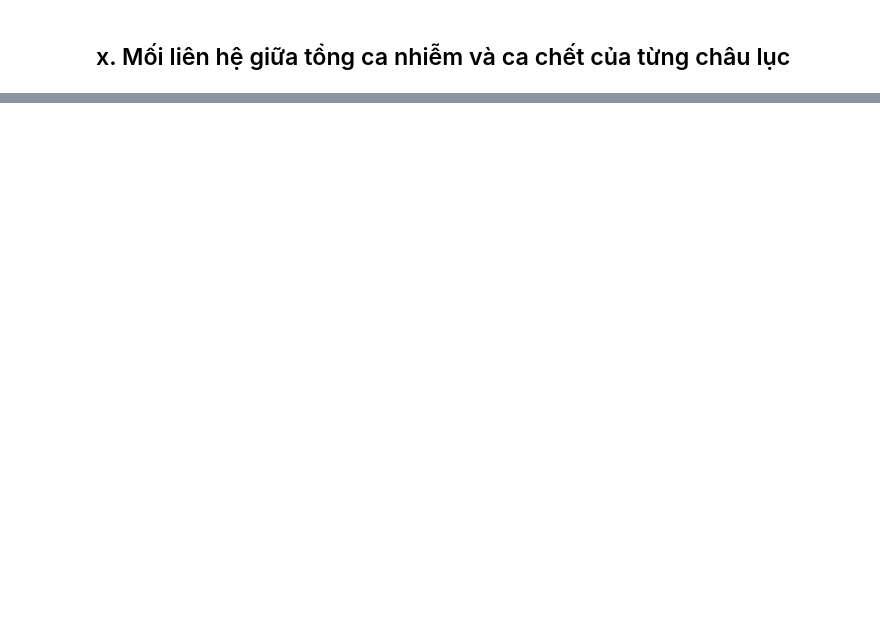
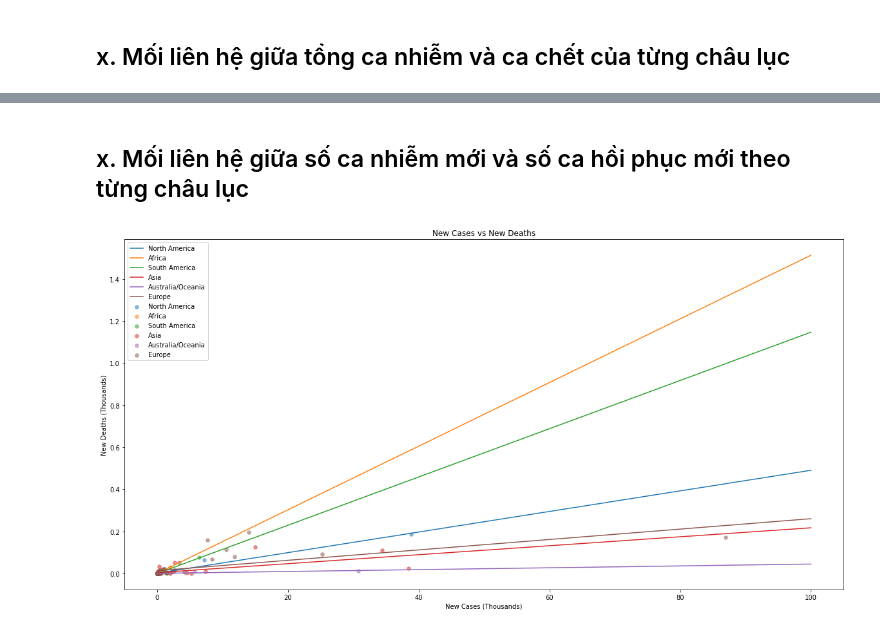
Before and after one commit to vt-khang/Lab01_DataRelationship, a Jupyter notebook: Visualization_Khai.ipynb, the cells around one changed output, grey strips where cells are left out. Saved outputs shown, nothing was run; the diff lists cells and outputs as text; code cells hidden in the pictures; blank space fills up the shorter version.

```diff
--- a/Visualization_Khai.ipynb
+++ b/Visualization_Khai.ipynb
@@ -139,0 +140,37 @@ plt.show()
+# %% [markdown]
+## x. Mối liên hệ giữa số ca nhiễm mới và số ca hồi phục mới theo từng châu lục
+# %%
+# Chuẩn bị dữ liệu
+NewCases_NewDeaths_Continent = df[["NewCases", "NewDeaths"]]/1000
+NewCases_NewDeaths_Continent["Continent"] = df["Continent"]
+Continents = set(NewCases_NewDeaths_Continent["Continent"])
+Continents.pop() # delete nan
+
+
+fig = plt.figure(figsize =(20,10))
+for i in Continents:
+    new_NewCases_NewDeaths_Continent = NewCases_NewDeaths_Continent[NewCases_NewDeaths_Continent["Continent"] == i]
+
+    plt.scatter(new_NewCases_NewDeaths_Continent["NewCases"], new_NewCases_NewDeaths_Continent["NewDeaths"], label = i, alpha=0.5, s = 30)
+
+    # Linear Regression
+    X = np.array([new_NewCases_NewDeaths_Continent["NewCases"]]).T
+    y = np.array([new_NewCases_NewDeaths_Continent["NewDeaths"]]).T
+    one = np.ones((X.shape[0], 1))
+    Xbar = np.concatenate((one, X), axis = 1)
+    regr = linear_model.LinearRegression(fit_intercept=False) # fit_intercept = False for calculating the bias
+    regr.fit(Xbar, y)
+
+    # vễ biểu đồ
+    x0 = np.linspace(0, 100, 2)
+    y0 = regr.coef_[0,0] + regr.coef_[0,1] * x0
+    plt.plot(x0,y0 , label = i)
+
+#plt.axis([-5, 100, -0.05, 2])
+plt.title("New Cases vs New Deaths")
+plt.xlabel("New Cases (Thousands)")
+plt.ylabel("New Deaths (Thousands)")
+plt.legend()
+plt.show()
+# %% [output]
+[figure, added]
```
Also changed, not shown: parts of 4 cells of this notebook.
